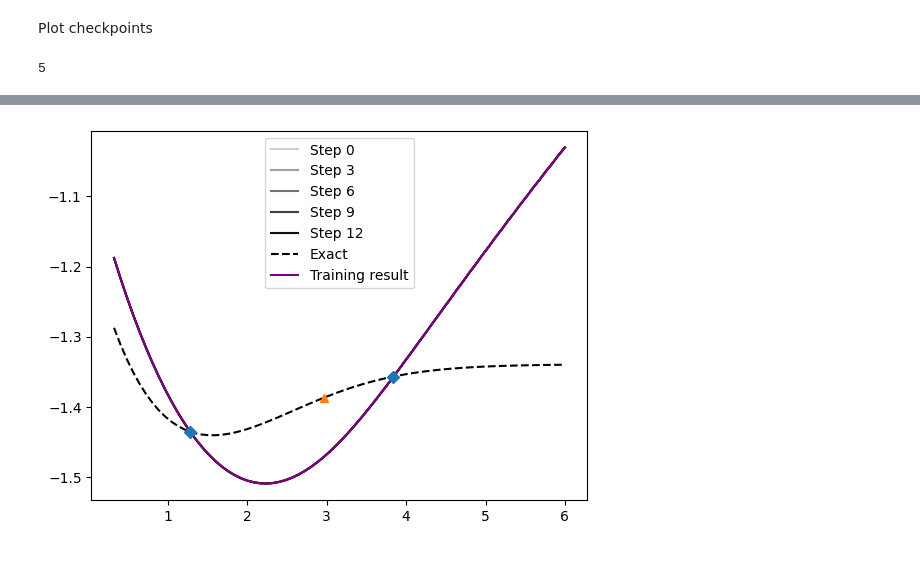
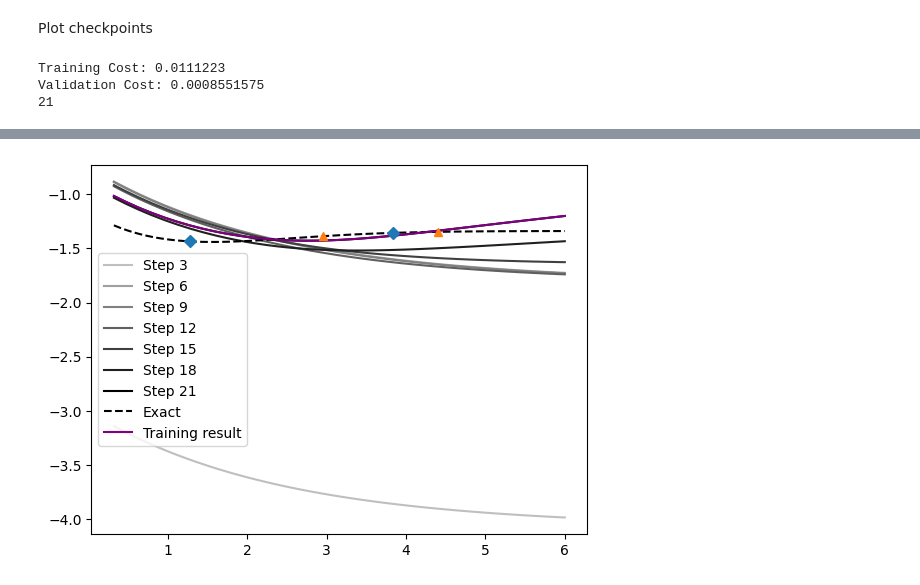
Before and after one commit to jcwang111/nn-dft, a Jupyter notebook: conv_jax_nn.ipynb, the cells around one changed output, grey strips where cells are left out. Saved outputs shown, nothing was run; the diff lists cells and outputs as text; code cells hidden in the pictures.

Commit message:
results

```diff
--- a/conv_jax_nn.ipynb
+++ b/conv_jax_nn.ipynb
@@ -86,8 +86,8 @@ def get_conv_layer(window_size, in_channels, out_channels, activation):
             inputs: channel inputs, shape (batch_size, num_grids, in_channels).
         Returns:
             Float array, shape (batch_size, num_grids, out_channels)."""
-        #if len(inputs.shape) == 2:
-        #  inputs = inputs[:,:,None]
+        if len(inputs.shape) == 2:
+          inputs = inputs[:,:,None]
         dn = lax.conv_dimension_numbers(inputs.shape, kernel.shape, ('NWC', 'WIO', 'NWC'))
         out = lax.conv_general_dilated(inputs, kernel,
                                         window_strides=(1,), padding='SAME', dimension_numbers=dn)
@@ -283,12 +299,15 @@ print(ACTIV)
 %%time
 #Cross validation
 seeds = random.split(random.PRNGKey(68000), 25)
-etas = [0.005, 0.01, 0.05, 0.1, 0.5, 1.0, 1.5]
+etas = [0.001, 0.005, 0.01, 0.05, 0.1, 0.5, 1.0]
 
 best_valid_loss = jnp.inf
 best_result = None
+i = 0
 for eta in etas:
     for init_key in seeds:
+        i += 1
+        print(f"Iteration {i}/{7*25}")
         result = train_and_return(eta, init_key)
         if result['valid_loss'] < best_valid_loss:
             best_result = result
@@ -337,31 +371,33 @@ num_steps : 13
 # %% [markdown]
 Plot checkpoints
 # %%
-result = best_result #train_and_return(1.0, jnp.array([ 310675292, 2884451463], np.uint32))
+result = train_and_return(best_result['eta'], best_result['seed'], True) #(0.005, jnp.array([686837159, 163127761], np.uint32))
 loss_record = result['loss_record']
-print(len(loss_record))
+print(result['num_calls'])
 
-for param, step in loss_record[::]:
-  shade = 1 - (step+3) / (result['num_steps']+3)
+for param, step in loss_record[::1]:
+  shade = 1 - (step+3) / (result['num_calls']+3)
   plt.plot(data.distances, nuclear_energy+predict(param, data.densities), color=(shade, shade, shade), label=f'Step {step}')
 
 plt.plot(data.distances, nuclear_energy+total_energies, linestyle='dashed', color='black', label='Exact')
 plt.plot(data.distances, nuclear_energy+predict(result['params'], data.densities), color='purple', label='Training result')
 plt.plot(data.distances[train_mask], (nuclear_energy+total_energies)[train_mask], marker='D', linestyle='None')
 plt.plot(data.distances[validation_mask], (nuclear_energy+total_energies)[validation_mask], marker='^', linestyle='None')
 
 plt.legend()
 
 plt.rcParams.update(plt.rcParamsDefault)
 
 from google.colab import files
-filename = "silu_original.png"
+filename = "softplus_2_valid.png"
 plt.savefig(filename)
 files.download(filename)
 
 plt.show()
 # %% [output]
-5
+Training Cost: 0.0111223
+Validation Cost: 0.0008551575
+21
 [interactive output not drawn]
 [interactive output not drawn]
-[figure, old version]
+[figure, new version]
```
Also changed, not shown: parts of 4 cells of this notebook, 30 other files.
